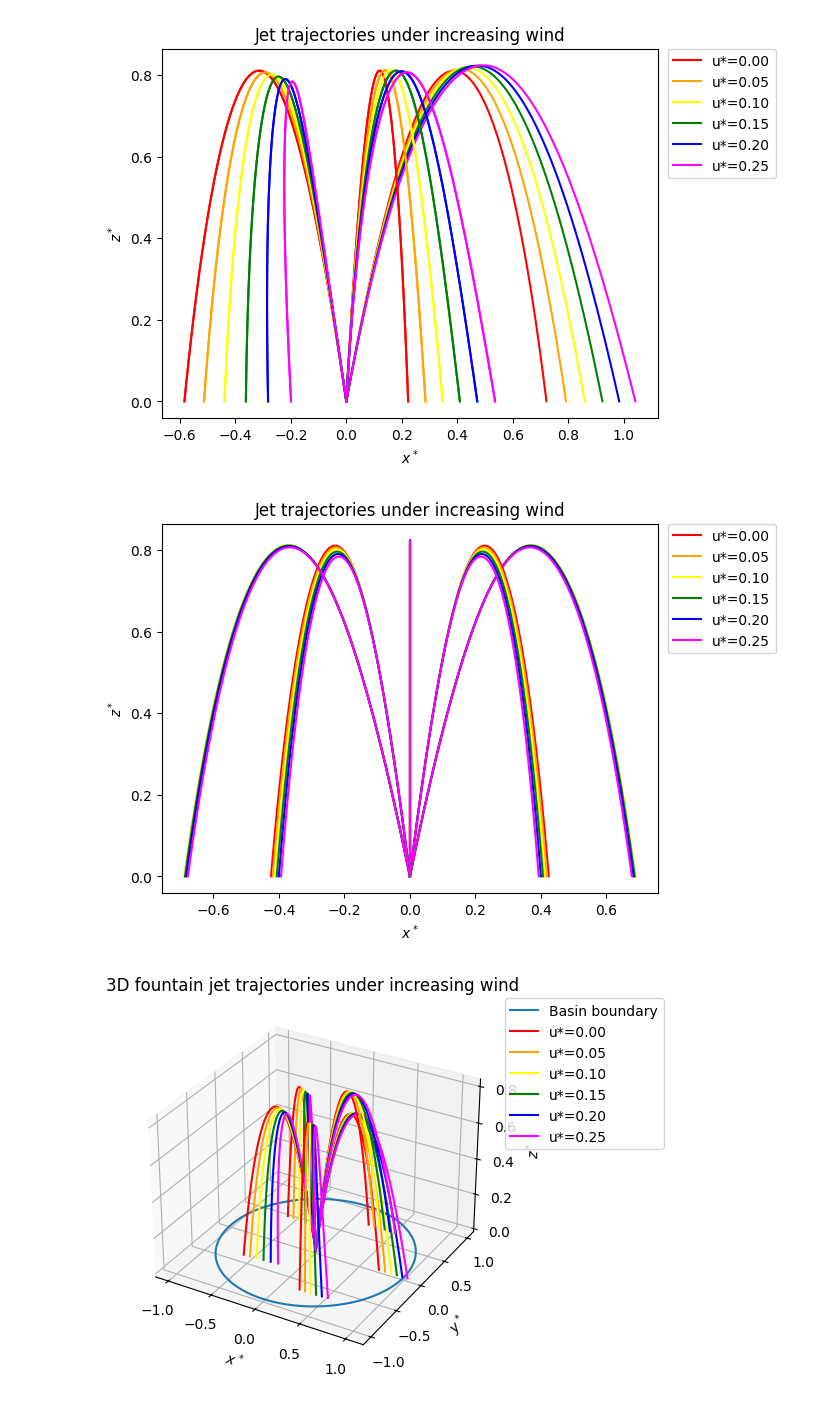
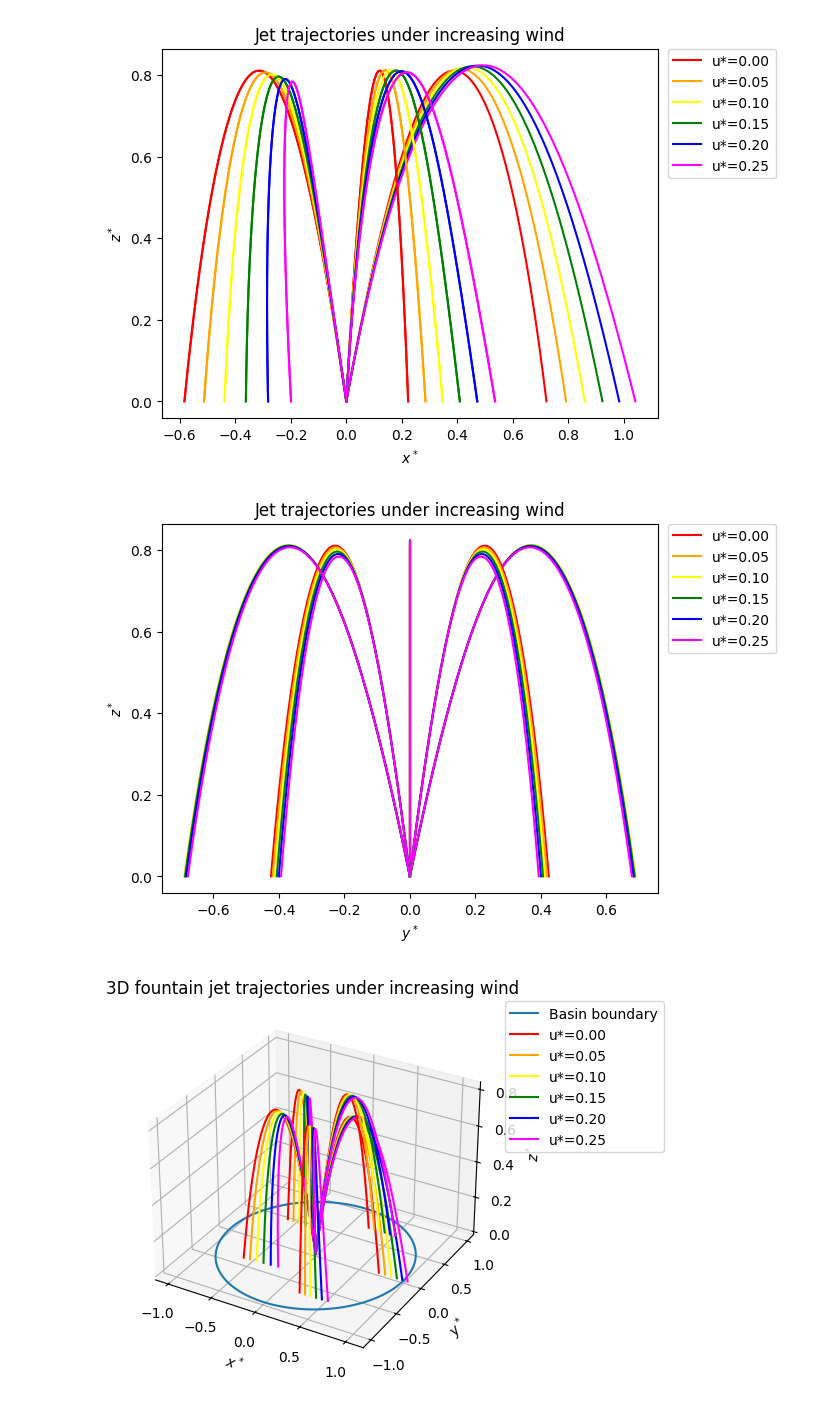
Before and after one commit to pavitra1905/FountainTrajectory, a Jupyter notebook: Pavitra_FT-Copy1-Tia_Edit.ipynb, the cells around one changed output. Drawn from its saved outputs; the diff is of its cells as text; code cells hidden in the pictures.

```diff
--- a/Pavitra_FT-Copy1-Tia_Edit.ipynb
+++ b/Pavitra_FT-Copy1-Tia_Edit.ipynb
@@ -115,24 +118,25 @@ plt.show()
 # %% [output]
 [figure]
 # %%
+# Jet trajectories under increasing wind, viewed along y-z plane
 plt.figure()
 for i, p in enumerate(phi):
     for j, w in enumerate(winds):
         sol, _ = simulate(theta, p, Gamma, Lambda, w)
         if sol is not None:
             if i == 0:
                 plt.plot(sol.y[1], sol.y[2], color=colors[j],
                         label=f"u*={w['u_star'][0]:.2f}")
             else:
                 plt.plot(sol.y[1], sol.y[2], color=colors[j])
 
-plt.xlabel(r"$x^*$")
+plt.xlabel(r"$y^*$")
 plt.ylabel(r"$z^*$")
 plt.title("Jet trajectories under increasing wind")
 plt.legend(loc="upper left",
     bbox_to_anchor=(1.02, 1.0),
     borderaxespad=0.0)
 plt.show()
 # %% [output]
-[figure, old version]
+[figure, new version]
 # %%
```
Also changed, not shown: parts of 19 cells of this notebook.
